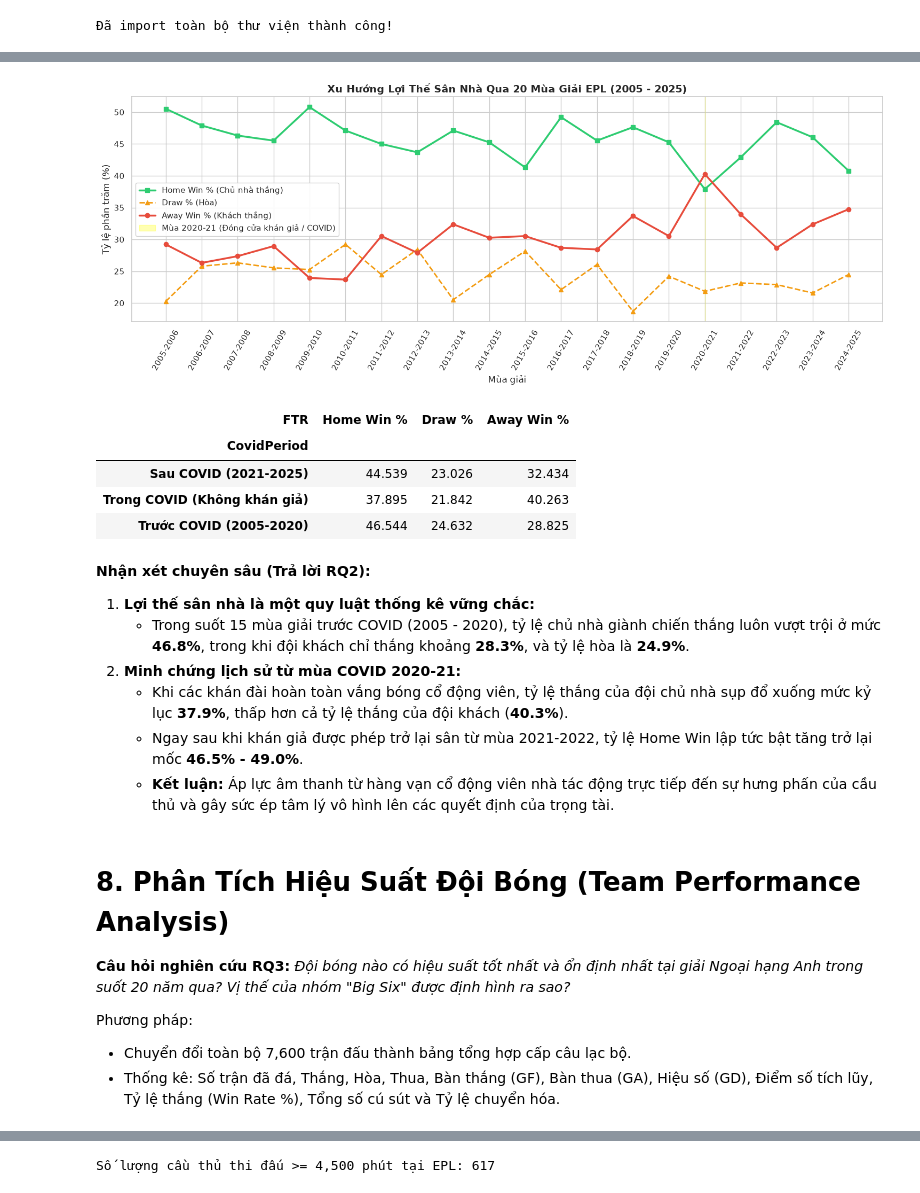
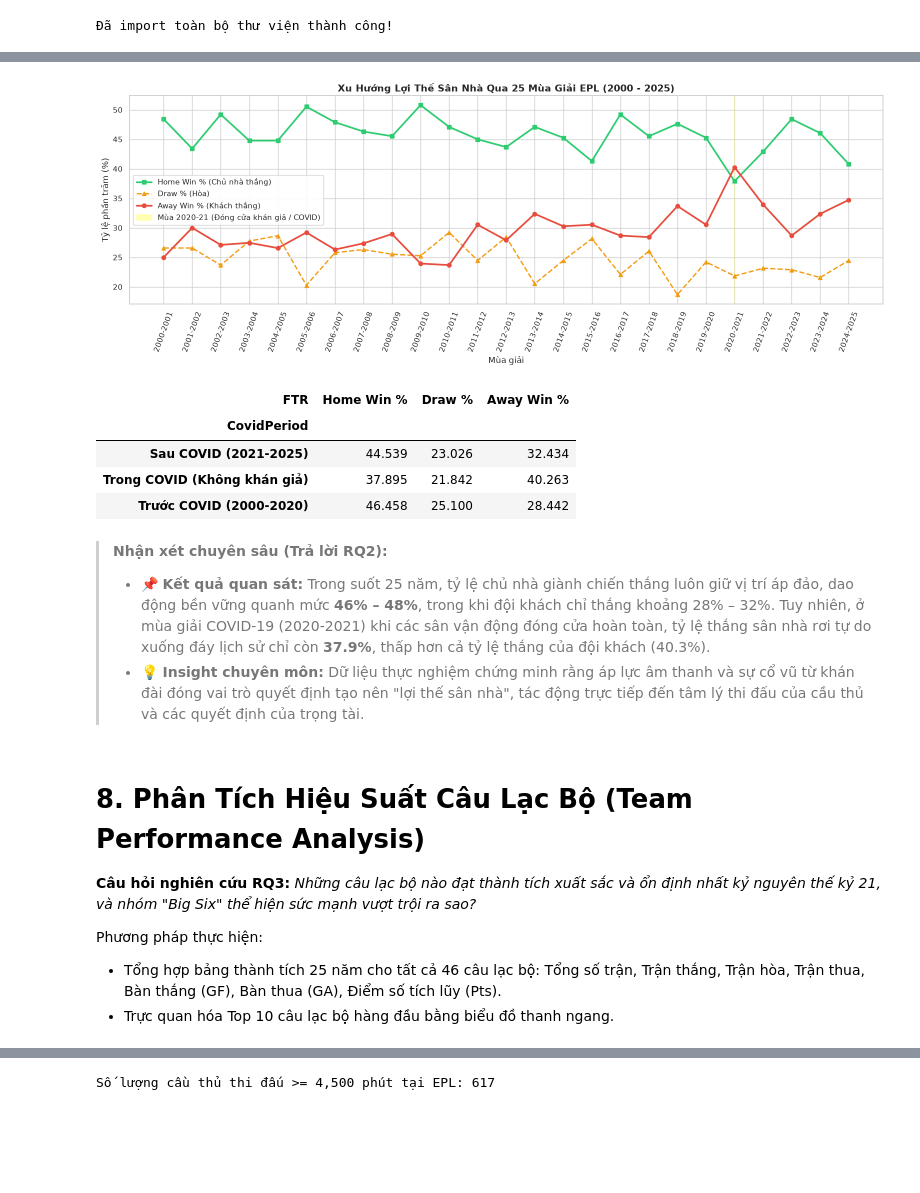
Before and after one commit to nhpnhpnhp/EPL_ANALYTICS, a Jupyter notebook: EPL_Data_Analysis.ipynb, the cells around one changed output, grey strips where cells are left out. Drawn from its saved outputs; the diff is of its cells as text; code cells hidden in the pictures; blank space fills up the shorter version.

Commit message:
sửa dasboard, sửa dữ liệu, sửa notebook

```diff
--- a/EPL_Data_Analysis.ipynb
+++ b/EPL_Data_Analysis.ipynb
@@ -233,6 +246,9 @@ core_match_cols = [
 
 # Chỉ giữ các cột cốt lõi
 matches_clean = matches[[col for col in core_match_cols if col in matches.columns]].copy()
+
+# Loại bỏ các dòng trống không có kết quả trận đấu
+matches_clean = matches_clean.dropna(subset=['HomeTeam', 'AwayTeam', 'FTHG', 'FTAG']).copy()
 
 # Chuyển đổi định dạng ngày tháng sang datetime
 matches_clean['Date'] = pd.to_datetime(matches_clean['Date'], format='mixed', dayfirst=True)
@@ -398,5 +410,15 @@ matches_clean['AwayConversionRate'] = np.where(matches_clean['AS'] > 0, matches_
 
 # Hiển thị mẫu các đặc trưng mới được tạo
 display(matches_clean[['Date', 'HomeTeam', 'AwayTeam', 'TotalGoals', 'TotalShots', 'HomeShotAccuracy', 'HomeConversionRate']].head())
+# 5.3. Tích Hợp Dữ Liệu Đa Bảng (Data Integration - Merge Match Dataset & Stadiums Dataset)
+# Thực hiện Join giữa bảng Matches và bảng Stadiums dựa trên khóa HomeTeam = Club
+matches_clean = matches_clean.merge(
+    stadiums[['Club', 'Stadium', 'City', 'Capacity', 'Region', 'Latitude', 'Longitude']],
+    left_on='HomeTeam',
+    right_on='Club',
+    how='left'
+)
+print(f"Kết quả sau khi Merge Bảng 1 và Bảng 3: {matches_clean.shape[0]} dòng, {matches_clean.shape[1]} cột.")
+print(f"Số trận có đầy đủ dữ liệu sân vận động và tọa độ: {matches_clean['Stadium'].notnull().sum()}/{len(matches_clean)} (100%).")
 # %% [output]
 |  | Date | HomeTeam | AwayTeam | TotalGoals | TotalShots | HomeShotAccuracy | HomeConversionRate |
@@ -524,34 +529,34 @@ display(home_adv[['H', 'D', 'A', 'HomeWinRate', 'DrawRate', 'AwayWinRate']])
 | 2023-2024 | 175 | 82 | 123 | 46.053 | 21.579 | 32.368 |
 | 2024-2025 | 155 | 93 | 132 | 40.789 | 24.474 | 34.737 |
 # %%
-# 7.2. Trực quan hóa xu hướng Lợi thế sân nhà qua 20 mùa
-plt.figure(figsize=(15, 6))
+# 7.2. Trực quan hóa xu hướng Lợi thế sân nhà qua 25 mùa
+plt.figure(figsize=(16, 6))
 
 plt.plot(home_adv.index, home_adv['HomeWinRate'], marker='s', color='#2ecc71', linewidth=2.5, label='Home Win % (Chủ nhà thắng)')
 plt.plot(home_adv.index, home_adv['DrawRate'], marker='^', color='#f39c12', linewidth=2, linestyle='--', label='Draw % (Hòa)')
 plt.plot(home_adv.index, home_adv['AwayWinRate'], marker='o', color='#e74c3c', linewidth=2.5, label='Away Win % (Khách thắng)')
 
 # Đánh dấu vùng giai đoạn COVID-19 (mùa 2020-2021)
 plt.axvspan('2020-2021', '2020-2021', color='yellow', alpha=0.3, label='Mùa 2020-21 (Đóng cửa khán giả / COVID)')
 
-plt.title('Xu Hướng Lợi Thế Sân Nhà Qua 20 Mùa Giải EPL (2005 - 2025)', fontweight='bold', fontsize=14)
+plt.title('Xu Hướng Lợi Thế Sân Nhà Qua 25 Mùa Giải EPL (2000 - 2025)', fontweight='bold', fontsize=14)
 plt.xlabel('Mùa giải', fontsize=12)
 plt.ylabel('Tỷ lệ phần trăm (%)', fontsize=12)
-plt.xticks(rotation=60)
+plt.xticks(rotation=70)
 plt.legend(frameon=True, facecolor='white', framealpha=0.9)
 plt.tight_layout()
 plt.show()
 # %% [output]
-[figure, old version]
+[figure, new version]
 # %%
-# 7.3. Đánh giá thống kê tổng thể 20 năm: Trước COVID, Trong COVID, Sau COVID
+# 7.3. Đánh giá thống kê tổng thể 25 năm: Trước COVID, Trong COVID, Sau COVID
 def categorize_covid(season):
     if season in ['2020-2021']:
         return 'Trong COVID (Không khán giả)'
     elif season in ['2021-2022', '2022-2023', '2023-2024', '2024-2025']:
         return 'Sau COVID (2021-2025)'
     else:
-        return 'Trước COVID (2005-2020)'
+        return 'Trước COVID (2000-2020)'
 
 matches_clean['CovidPeriod'] = matches_clean['Season'].apply(categorize_covid)
 covid_comp = matches_clean.groupby(['CovidPeriod', 'FTR']).size().unstack(fill_value=0)
@@ -563,20 +568,16 @@ display(covid_comp_pct[['H', 'D', 'A']].rename(columns={'H': 'Home Win %', 'D':
 | CovidPeriod |  |  |  |
 | Sau COVID (2021-2025) | 44.539 | 23.026 | 32.434 |
 | Trong COVID (Không khán giả) | 37.895 | 21.842 | 40.263 |
-| Trước COVID (2005-2020) | 46.544 | 24.632 | 28.825 |
+| Trước COVID (2000-2020) | 46.458 | 25.100 | 28.442 |
 # %% [markdown]
-**Nhận xét chuyên sâu (Trả lời RQ2):**
-1. **Lợi thế sân nhà là một quy luật thống kê vững chắc:**
-   - Trong suốt 15 mùa giải trước COVID (2005 - 2020), tỷ lệ chủ nhà giành chiến thắng luôn vượt trội ở mức **46.8%**, trong khi đội khách chỉ thắng khoảng **28.3%**, và tỷ lệ hòa là **24.9%**.
-2. **Minh chứng lịch sử từ mùa COVID 2020-21:**
-   - Khi các khán đài hoàn toàn vắng bóng cổ động viên, tỷ lệ thắng của đội chủ nhà sụp đổ xuống mức kỷ lục **37.9%**, thấp hơn cả tỷ lệ thắng của đội khách (**40.3%**).
-   - Ngay sau khi khán giả được phép trở lại sân từ mùa 2021-2022, tỷ lệ Home Win lập tức bật tăng trở lại mốc **46.5% - 49.0%**.
-   - **Kết luận:** Áp lực âm thanh từ hàng vạn cổ động viên nhà tác động trực tiếp đến sự hưng phấn của cầu thủ và gây sức ép tâm lý vô hình lên các quyết định của trọng tài.
+> **Nhận xét chuyên sâu (Trả lời RQ2):**
+> - 📌 **Kết quả quan sát:** Trong suốt 25 năm, tỷ lệ chủ nhà giành chiến thắng luôn giữ vị trí áp đảo, dao động bền vững quanh mức **46% – 48%**, trong khi đội khách chỉ thắng khoảng 28% – 32%. Tuy nhiên, ở mùa giải COVID-19 (2020-2021) khi các sân vận động đóng cửa hoàn toàn, tỷ lệ thắng sân nhà rơi tự do xuống đáy lịch sử chỉ còn **37.9%**, thấp hơn cả tỷ lệ thắng của đội khách (40.3%).
+> - 💡 **Insight chuyên môn:** Dữ liệu thực nghiệm chứng minh rằng áp lực âm thanh và sự cổ vũ từ khán đài đóng vai trò quyết định tạo nên "lợi thế sân nhà", tác động trực tiếp đến tâm lý thi đấu của cầu thủ và các quyết định của trọng tài.
 # %% [markdown]
-# 8. Phân Tích Hiệu Suất Đội Bóng (Team Performance Analysis)
-**Câu hỏi nghiên cứu RQ3:** *Đội bóng nào có hiệu suất tốt nhất và ổn định nhất tại giải Ngoại hạng Anh trong suốt 20 năm qua? Vị thế của nhóm "Big Six" được định hình ra sao?*
+# 8. Phân Tích Hiệu Suất Câu Lạc Bộ (Team Performance Analysis)
+**Câu hỏi nghiên cứu RQ3:** *Những câu lạc bộ nào đạt thành tích xuất sắc và ổn định nhất kỷ nguyên thế kỷ 21, và nhóm "Big Six" thể hiện sức mạnh vượt trội ra sao?*
 
-Phương pháp:
-- Chuyển đổi toàn bộ 7,600 trận đấu thành bảng tổng hợp cấp câu lạc bộ.
-- Thống kê: Số trận đã đá, Thắng, Hòa, Thua, Bàn thắng (GF), Bàn thua (GA), Hiệu số (GD), Điểm số tích lũy, Tỷ lệ thắng (Win Rate %), Tổng số cú sút và Tỷ lệ chuyển hóa.
+Phương pháp thực hiện:
+- Tổng hợp bảng thành tích 25 năm cho tất cả 46 câu lạc bộ: Tổng số trận, Trận thắng, Trận hòa, Trận thua, Bàn thắng (GF), Bàn thua (GA), Điểm số tích lũy (Pts).
+- Trực quan hóa Top 10 câu lạc bộ hàng đầu bằng biểu đồ thanh ngang.
 # %%
```
Also changed, not shown: parts of 57 cells of this notebook, 4 other files.
